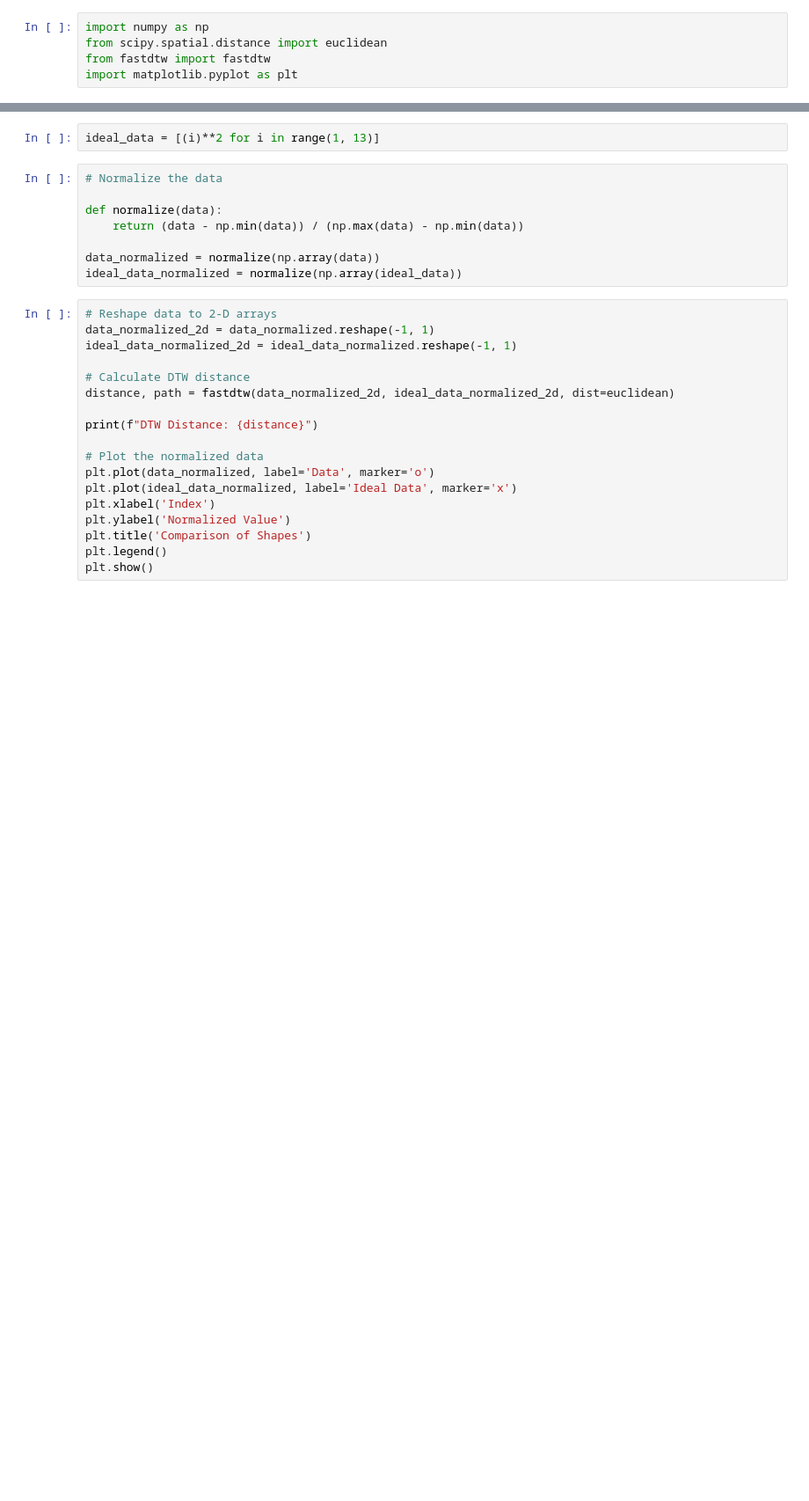
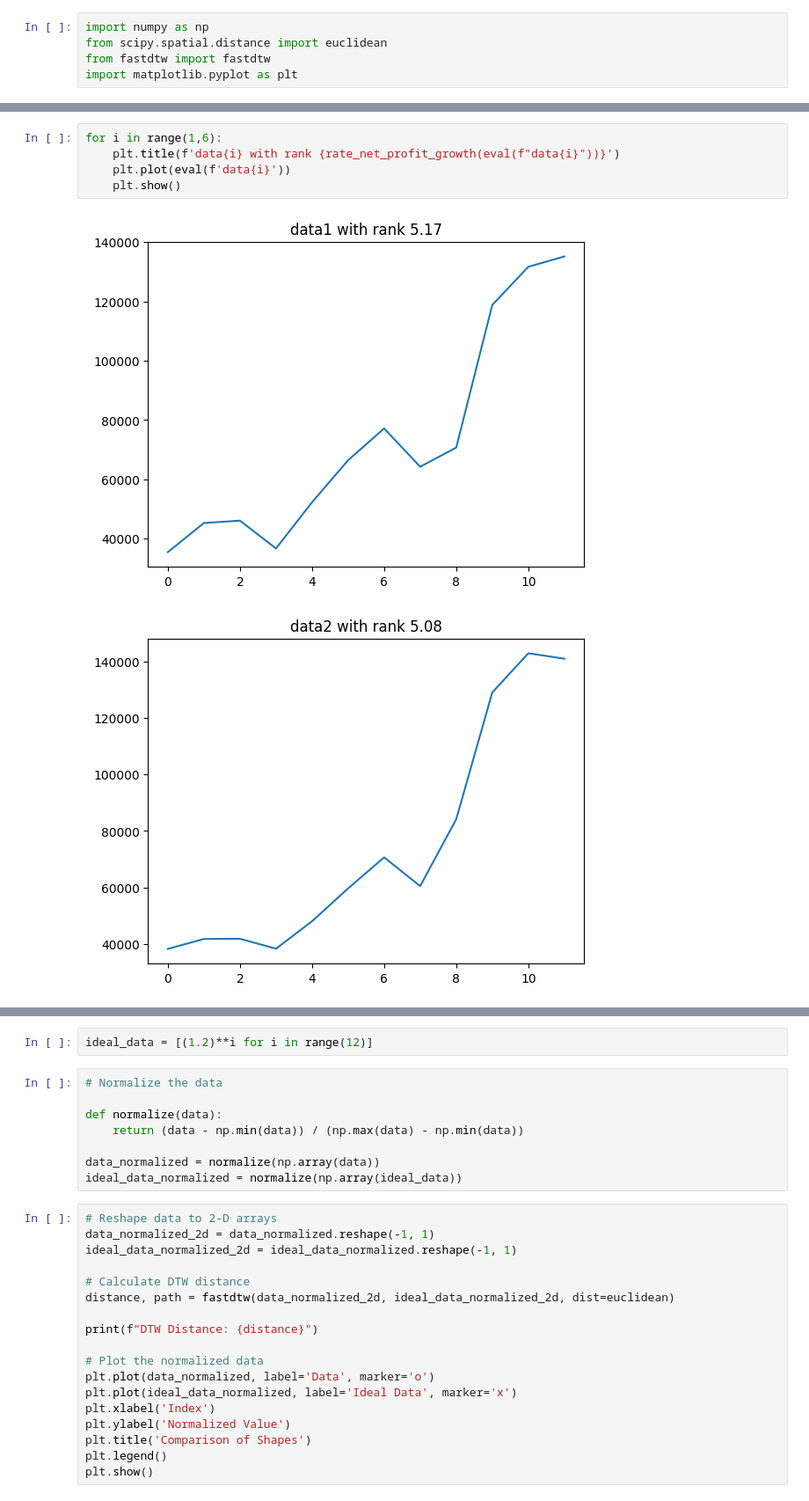
Before and after one commit to IshantSihag/Omnix-Sage, a Jupyter notebook: rating.ipynb, the cells around one changed output, grey strips where cells are left out. Shown at 88% size. Drawn from its saved outputs; the diff is of its cells as text; blank space fills up the shorter version.

```diff
--- a/rating.ipynb
+++ b/rating.ipynb
@@ -15,0 +25,8 @@ data = [257, 210, 280, 455, 401, 730, 1044, 1499, 1241, 1749, 1927, 2462]
+# %%
+for i in range(1,6):
+    plt.title(f'data{i} with rank {rate_net_profit_growth(eval(f"data{i}"))}')
+    plt.plot(eval(f'data{i}'))
+    plt.show()
+# %% [output]
+[figure, added]
+[figure, added]
@@ -16,5 +36,5 @@ data = [257, 210, 280, 455, 401, 730, 1044, 1499, 1241, 1749, 1927, 2462]
 # %%
-ideal_data = [(i)**2 for i in range(1, 13)]
+ideal_data = [(1.2)**i for i in range(12)]
 # %%
 # Normalize the data
 
```
Also changed, not shown: parts of 11 cells of this notebook, 3 other files.
